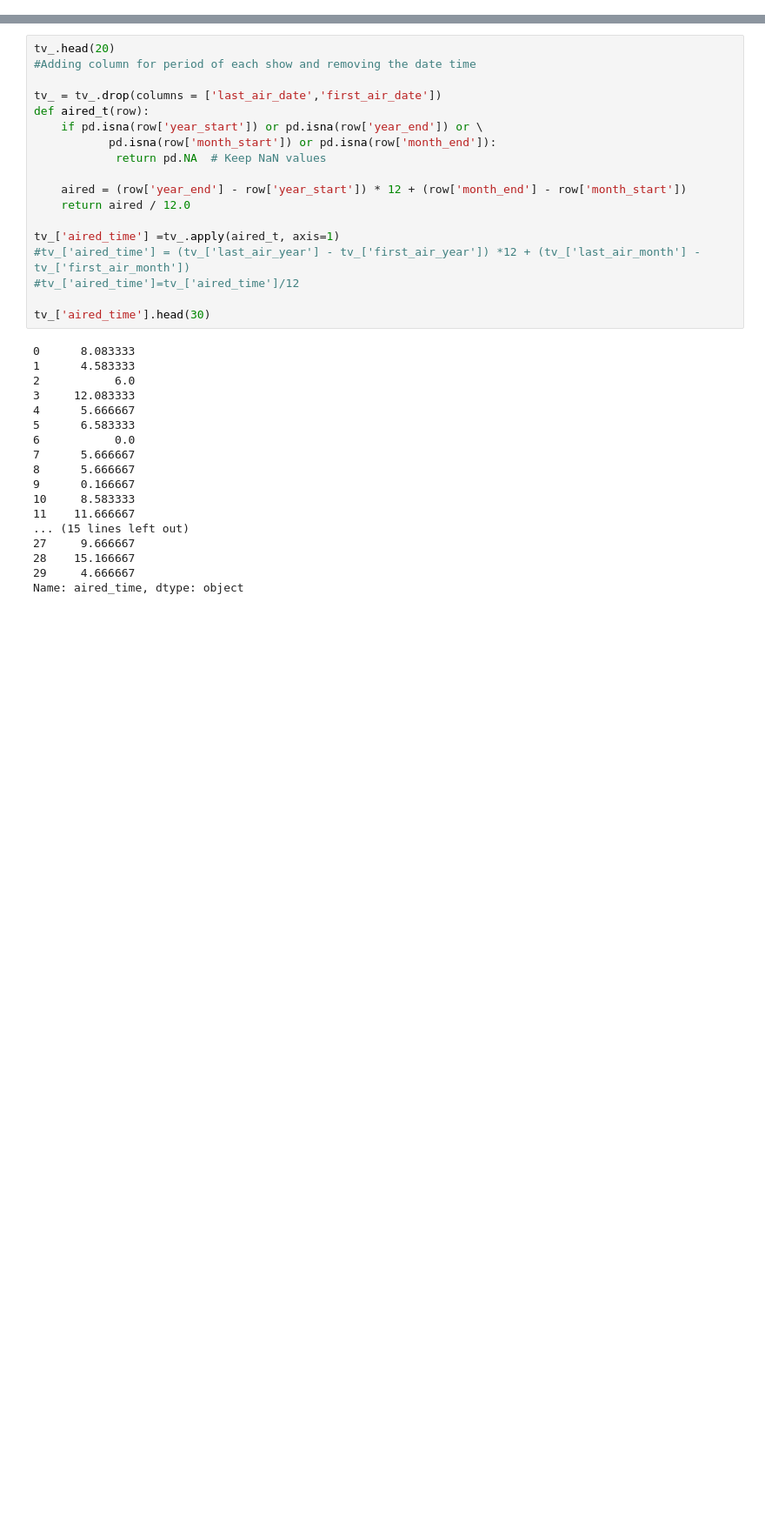
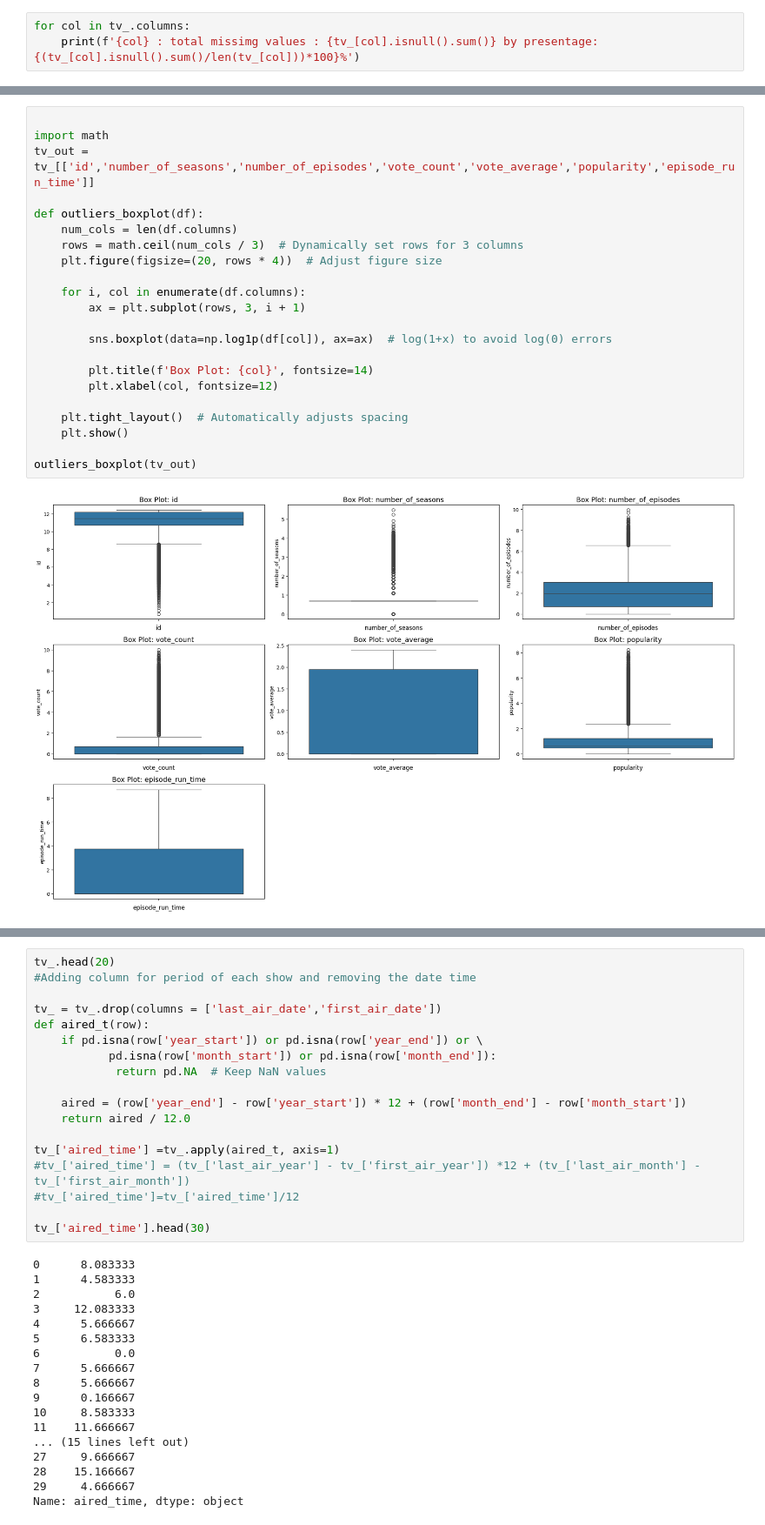
Before and after one commit to omerkobi/MLproject, a Jupyter notebook: EDA.ipynb, the cells around one changed output, grey strips where cells are left out. Shown at 87% size. Saved outputs shown, nothing was run; the diff lists cells and outputs as text; blank space fills up the shorter version.

Commit message:
eda+ data clansing
eda + data clansing
only the start of it

```diff
--- a/EDA.ipynb
+++ b/EDA.ipynb
@@ -29,0 +189,3 @@ Data columns (total 27 columns):
+# %%
+for col in tv_.columns:
+    print(f'{col} : total missimg values : {tv_[col].isnull().sum()} by presentage: {(tv_[col].isnull().sum()/len(tv_[col]))*100}%')
@@ -29,0 +274,24 @@ Data columns (total 27 columns):
+# %%
+
+import math
+tv_out = tv_[['id','number_of_seasons','number_of_episodes','vote_count','vote_average','popularity','episode_run_time']]
+
+def outliers_boxplot(df):
+    num_cols = len(df.columns)
+    rows = math.ceil(num_cols / 3)  # Dynamically set rows for 3 columns
+    plt.figure(figsize=(20, rows * 4))  # Adjust figure size
+
+    for i, col in enumerate(df.columns):
+        ax = plt.subplot(rows, 3, i + 1)
+
+        sns.boxplot(data=np.log1p(df[col]), ax=ax)  # log(1+x) to avoid log(0) errors
+
+        plt.title(f'Box Plot: {col}', fontsize=14)
+        plt.xlabel(col, fontsize=12)
+
+    plt.tight_layout()  # Automatically adjusts spacing
+    plt.show()
+
+outliers_boxplot(tv_out)
+# %% [output]
+[figure, added]
```
Also changed, not shown: parts of 24 cells of this notebook, 4 other files.
